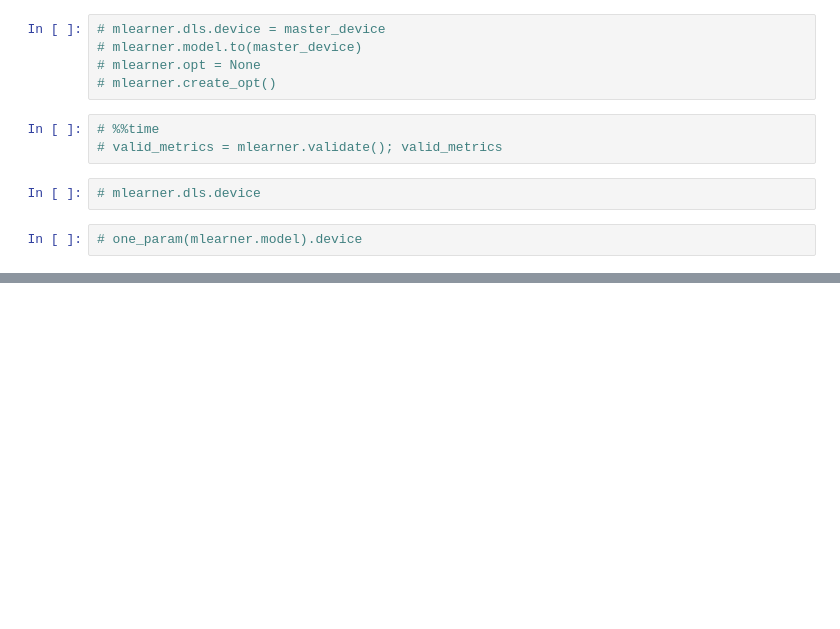
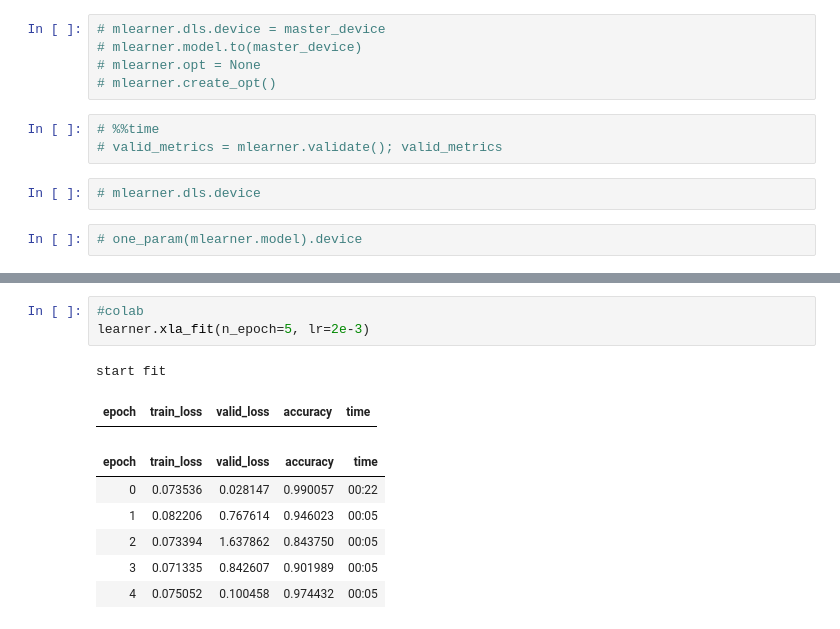
Before and after one commit to butchland/fastai_xla_extensions, a Jupyter notebook: nbs/03_multi_core.ipynb, the cells around one changed output, grey strips where cells are left out. Drawn from its saved outputs; the diff is of its cells as text; blank space fills up the shorter version.

```diff
--- a/nbs/03_multi_core.ipynb
+++ b/nbs/03_multi_core.ipynb
@@ -1207,0 +1415,12 @@ Wall time: 13.1 s
+# %%
+#colab
+learner.xla_fit(n_epoch=5, lr=2e-3)
+# %% [output]
+start fit
+| epoch | train_loss | valid_loss | accuracy | time |
+| epoch | train_loss | valid_loss | accuracy | time |
+| 0 | 0.073536 | 0.028147 | 0.990057 | 00:22 |
+| 1 | 0.082206 | 0.767614 | 0.946023 | 00:05 |
+| 2 | 0.073394 | 1.637862 | 0.843750 | 00:05 |
+| 3 | 0.071335 | 0.842607 | 0.901989 | 00:05 |
+| 4 | 0.075052 | 0.100458 | 0.974432 | 00:05 |
```
Also changed, not shown: parts of 26 cells of this notebook, 3 other files.
